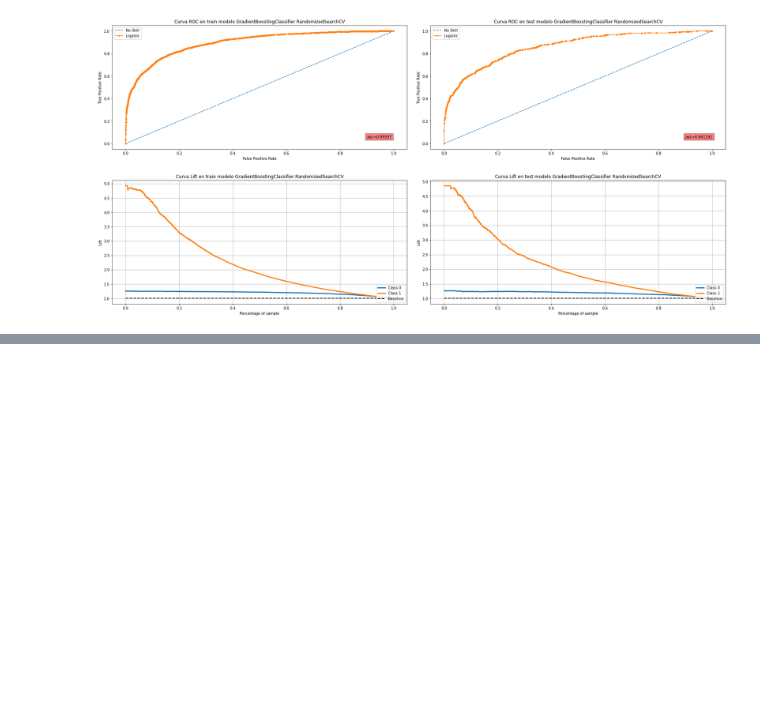
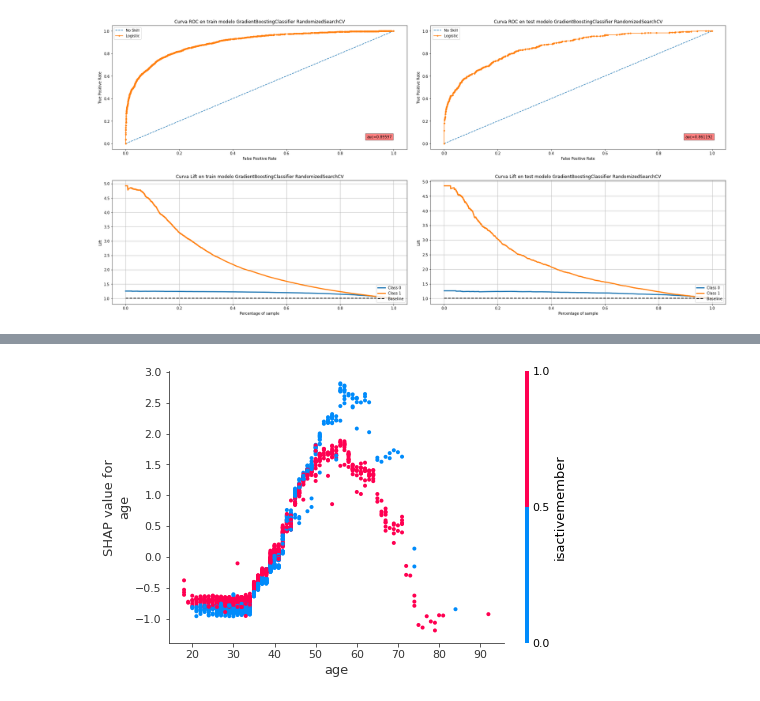
Before and after one commit to Sergi748/modelo_churn, a Jupyter notebook: churn_model.ipynb, the cells around one changed output, grey strips where cells are left out. Cells and saved outputs as stored; diff of their text form; code cells hidden in the pictures; blank space fills up the shorter version.

```diff
--- a/churn_model.ipynb
+++ b/churn_model.ipynb
@@ -653,0 +730,4 @@ plot_roc_lift(model_gradboosting_randsearch, 'GradientBoostingClassifier Randomi
+# %%
+shap.dependence_plot('age', shap_values, X_output)
+# %% [output]
+[figure, added]
```
Also changed, not shown: parts of 17 cells of this notebook.
